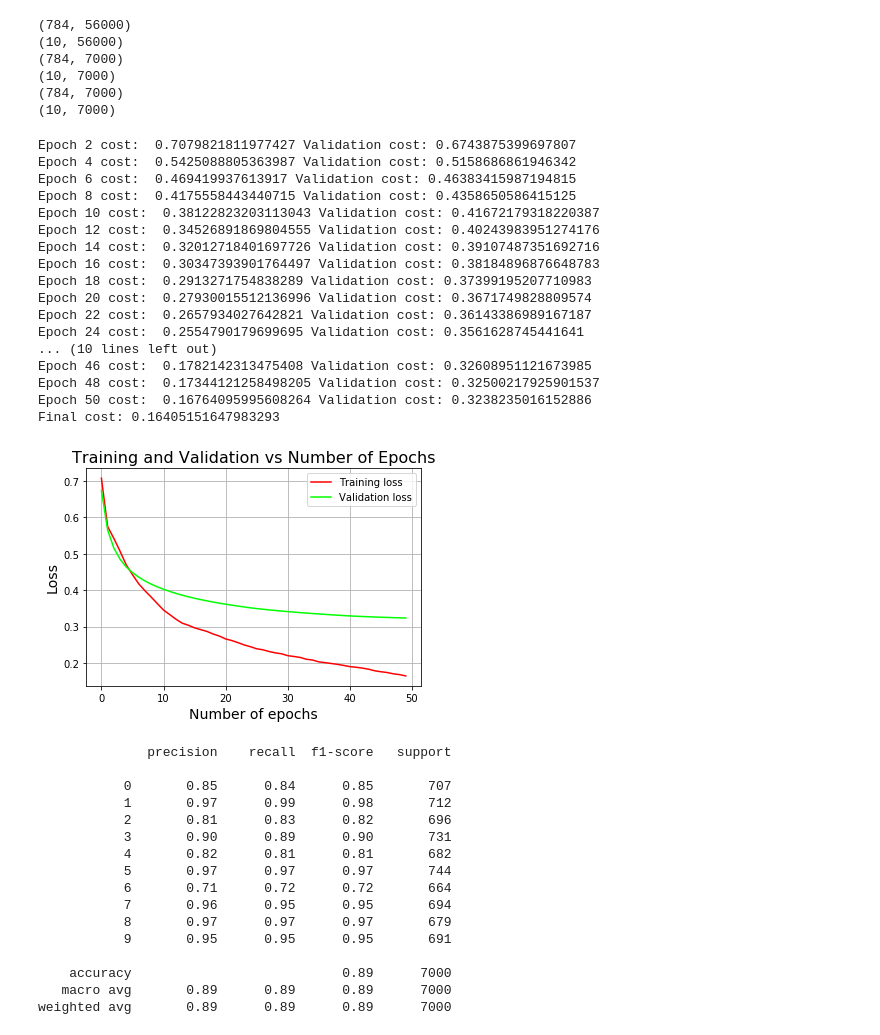
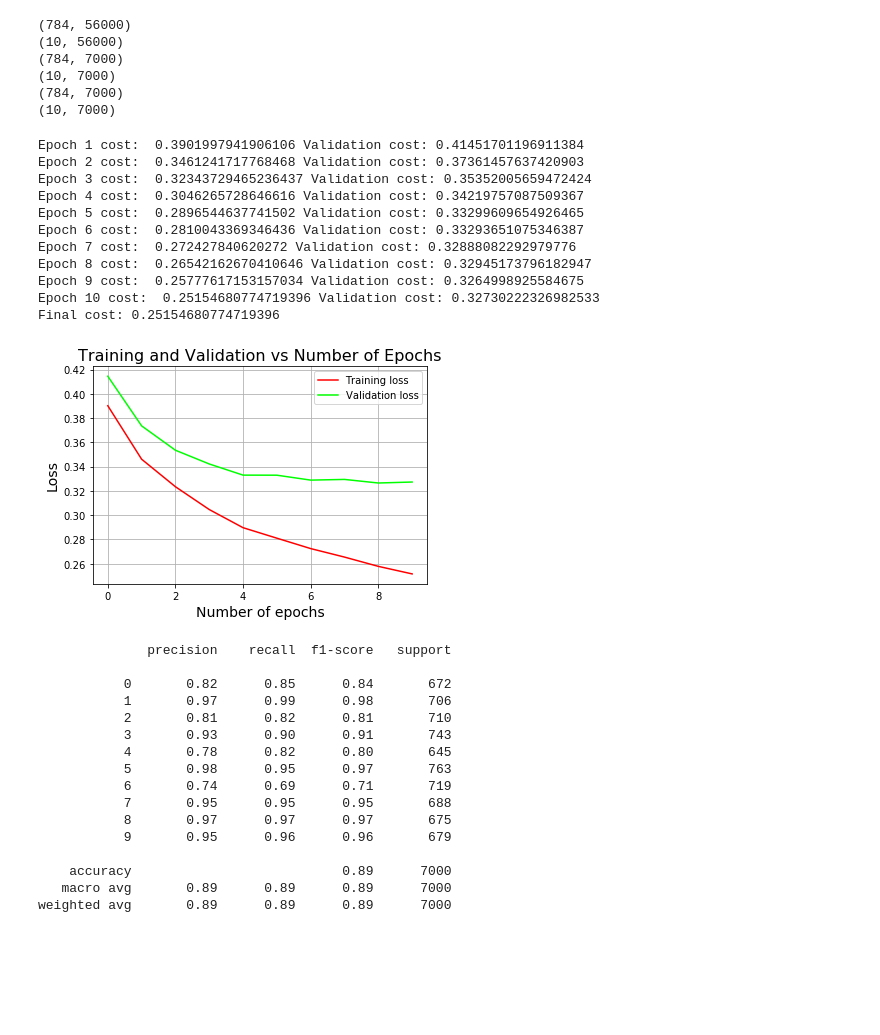
Before and after one commit to tfredrick112/CS6910-A1, a Jupyter notebook: working_incomplete.ipynb, the cells around one changed output. Saved outputs shown, nothing was run; the diff lists cells and outputs as text; code cells hidden in the pictures; blank space fills up the shorter version.

Commit message:
Added regularization
+ fixed an issue with plotting costs

```diff
--- a/working_incomplete.ipynb
+++ b/working_incomplete.ipynb
@@ -71,10 +71,17 @@ def softmax(x):
     return np.exp(x) / np.sum(np.exp(x), axis=0)
 
 #cross-entropy for our cost function
-def compute_multiclass_loss(Y, Y_hat):
+def compute_multiclass_loss(Y, Y_hat, params, lamb):
     L_sum = np.sum(np.multiply(Y, np.log(Y_hat)))
     m = Y.shape[1]
     L = -(1/m) * L_sum
+
+    if lamb!=0:
+        acc = 0
+        for i in range(1,len(params)//2+1):
+            acc += np.sum(params["W"+str(i)]**2)
+        L += lamb/(2*m)*acc
+
     return L
 # %%
 def initialise_parameters(layer_dims,init_mode):
@@ -131,7 +138,7 @@ def forward_propagate(X,params,activation_f):
 
     return output,A,Z
 # %%
-def backpropagate(y_hat,y,A,Z,params,activation_f):
+def backpropagate(y_hat,y,A,Z,params,activation_f,lamb):
     L = len(params)//2
     gradients = {}
     m=y.shape[1]
@@ -139,7 +146,7 @@ def backpropagate(y_hat,y,A,Z,params,activation_f):
     gradients["dZ" + str(L)] = A[L]-y
 
     for l in range(L,0,-1):
-        gradients["dW" + str(l)] = (1./m) * np.matmul(gradients["dZ" + str(l)], A[l-1].T)
+        gradients["dW" + str(l)] = (1./m) * np.matmul(gradients["dZ" + str(l)], A[l-1].T) + lamb *(1./m) * params["W"+str(l)]
         gradients["db" + str(l)] = (1./m) * np.sum(gradients["dZ" + str(l)], axis=1,keepdims=True)
 
         if l>1:
@@ -200,7 +207,7 @@ def plot_cost_curve(train_costs, val_costs):
     plt.legend()
     plt.show()
 # %%
-def NN_fit(X,y,X_val,y_val,layer_dims,learning_rate=0.01, activation_f='sigmoid', init_mode='xavier', optimizer = 'sgd', batch_size=512, epochs=100, beta=0.9):
+def NN_fit(X,y,X_val,y_val,layer_dims,learning_rate=0.01, activation_f='sigmoid', init_mode='xavier', optimizer = 'sgd',L2_lamb=0, batch_size=512, epochs=100, beta=0.9):
     params,previous_updates = initialise_parameters(layer_dims,init_mode)
 
     epoch_cost = []
@@ -223,13 +230,13 @@ def NN_fit(X,y,X_val,y_val,layer_dims,learning_rate=0.01, activation_f='sigmoid'
                     params_look_ahead["b"+str(l)] = params["b"+str(l)] - beta*previous_updates["b"+str(l)]
 
                 output,A,Z = forward_propagate(X[:,i:i+batch_size],params_look_ahead,activation_f)
-                gradients = backpropagate(output,y[:,i:i+batch_size],A,Z,params_look_ahead,activation_f)
+                gradients = backpropagate(output,y[:,i:i+batch_size],A,Z,params_look_ahead,activation_f,L2_lamb)
                 params,previous_updates = update_parameters_momentum(params, gradients, learning_rate, beta, previous_updates)
 
             else:
                 output,A,Z = forward_propagate(X[:,i:i+batch_size],params,activation_f)
 
-                gradients = backpropagate(output,y[:,i:i+batch_size],A,Z,params,activation_f)
+                gradients = backpropagate(output,y[:,i:i+batch_size],A,Z,params,activation_f,L2_lamb)
 
                 if optimizer == 'sgd':
                     params = update_params_sgd(params,gradients,learning_rate)
@@ -238,15 +245,15 @@ def NN_fit(X,y,X_val,y_val,layer_dims,learning_rate=0.01, activation_f='sigmoid'
                 if optimizer == 'RMSprop':
                     params,previous_updates = update_parameters_RMSprop(params, gradients, learning_rate, beta, previous_updates)
 
-        cost = compute_multiclass_loss(y[:,i:i+batch_size], output)
+        output,_,_ = forward_propagate(X,params,activation_f)
+        cost = compute_multiclass_loss(y, output,params,L2_lamb)
         epoch_cost.append(cost)
 
         out, _, _ = forward_propagate(X_val, params, activation_f)
-        val_cost = compute_multiclass_loss(y_val, out)
+        val_cost = compute_multiclass_loss(y_val, out, params,L2_lamb)
         validation_epoch_cost.append(val_cost)
 
-        if (count % 2 == 0):
-            print("Epoch", count, "cost: ", cost, "Validation cost:",val_cost)
+        print("Epoch", count-1, "cost: ", cost, "Validation cost:",val_cost)
 
     print("Final cost:", cost)
 
@@ -264,26 +271,20 @@ def NN_evaluate(Y_hat,Y_test):
     print(classification_report(predictions, labels))
 # %%
 layer_dims= [X_train.shape[0],64,64,classes]
-params,epoch_cost = NN_fit(X_train,Y_train,X_val,Y_val,layer_dims,0.1,'relu','xavier','nesterov',512,50)
+params,epoch_cost = NN_fit(X_train,Y_train,X_val,Y_val,layer_dims,0.1,'relu','xavier','nesterov',0.0,32,10)
 # %% [output]
-Epoch 2 cost:  0.7079821811977427 Validation cost: 0.6743875399697807
-Epoch 4 cost:  0.5425088805363987 Validation cost: 0.5158686861946342
-Epoch 6 cost:  0.469419937613917 Validation cost: 0.46383415987194815
-Epoch 8 cost:  0.4175558443440715 Validation cost: 0.4358650586415125
-Epoch 10 cost:  0.38122823203113043 Validation cost: 0.41672179318220387
-Epoch 12 cost:  0.34526891869804555 Validation cost: 0.40243983951274176
-Epoch 14 cost:  0.32012718401697726 Validation cost: 0.39107487351692716
-Epoch 16 cost:  0.30347393901764497 Validation cost: 0.38184896876648783
-Epoch 18 cost:  0.2913271754838289 Validation cost: 0.37399195207710983
-Epoch 20 cost:  0.27930015512136996 Validation cost: 0.3671749828809574
-Epoch 22 cost:  0.2657934027642821 Validation cost: 0.36143386989167187
-Epoch 24 cost:  0.2554790179699695 Validation cost: 0.3561628745441641
-... (10 lines left out)
-Epoch 46 cost:  0.1782142313475408 Validation cost: 0.32608951121673985
-Epoch 48 cost:  0.17344121258498205 Validation cost: 0.32500217925901537
-Epoch 50 cost:  0.16764095995608264 Validation cost: 0.3238235016152886
-Final cost: 0.16405151647983293
+Epoch 1 cost:  0.3901997941906106 Validation cost: 0.41451701196911384
+Epoch 2 cost:  0.3461241717768468 Validation cost: 0.37361457637420903
+Epoch 3 cost:  0.32343729465236437 Validation cost: 0.35352005659472424
+Epoch 4 cost:  0.3046265728646616 Validation cost: 0.34219757087509367
+Epoch 5 cost:  0.2896544637741502 Validation cost: 0.33299609654926465
+Epoch 6 cost:  0.2810043369346436 Validation cost: 0.33293651075346387
+Epoch 7 cost:  0.272427840620272 Validation cost: 0.32888082292979776
+Epoch 8 cost:  0.26542162670410646 Validation cost: 0.32945173796182947
+Epoch 9 cost:  0.25777617153157034 Validation cost: 0.3264998925584675
+Epoch 10 cost:  0.25154680774719396 Validation cost: 0.32730222326982533
+Final cost: 0.25154680774719396
-[figure, old version]
+[figure, new version]
 # %%
 from sklearn.metrics import classification_report
 
@@ -291,16 +292,16 @@ NN_evaluate(NN_predict(X_test,params,'relu'),Y_test)
 # %% [output]
               precision    recall  f1-score   support
 
-           0       0.85      0.84      0.85       707
-           1       0.97      0.99      0.98       712
-           2       0.81      0.83      0.82       696
-           3       0.90      0.89      0.90       731
-           4       0.82      0.81      0.81       682
-           5       0.97      0.97      0.97       744
-           6       0.71      0.72      0.72       664
-           7       0.96      0.95      0.95       694
-           8       0.97      0.97      0.97       679
-           9       0.95      0.95      0.95       691
+           0       0.82      0.85      0.84       672
+           1       0.97      0.99      0.98       706
+           2       0.81      0.82      0.81       710
+           3       0.93      0.90      0.91       743
+           4       0.78      0.82      0.80       645
+           5       0.98      0.95      0.97       763
+           6       0.74      0.69      0.71       719
+           7       0.95      0.95      0.95       688
+           8       0.97      0.97      0.97       675
+           9       0.95      0.96      0.96       679
 
     accuracy                           0.89      7000
    macro avg       0.89      0.89      0.89      7000
```
